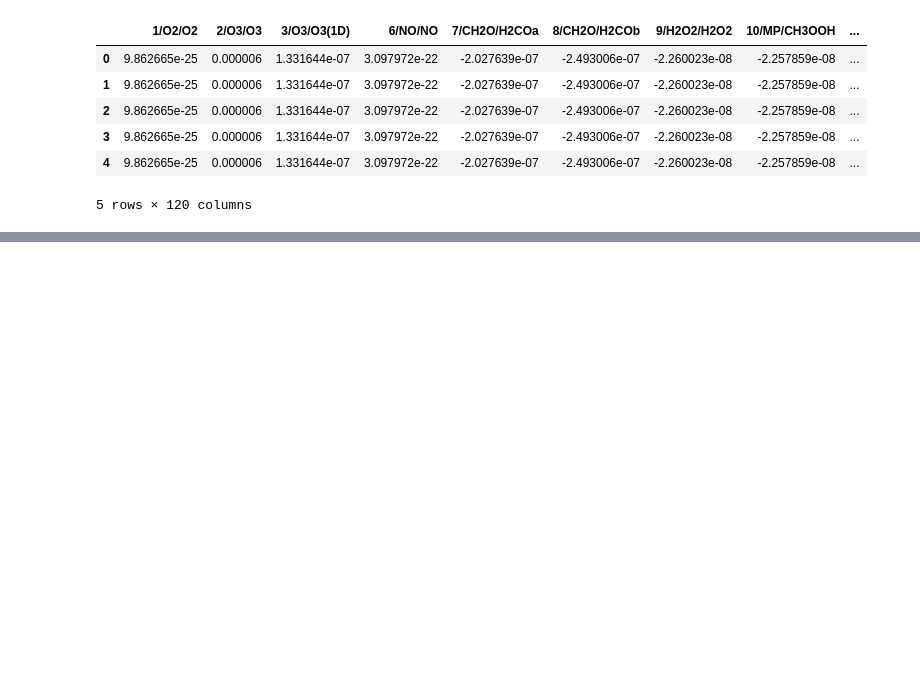
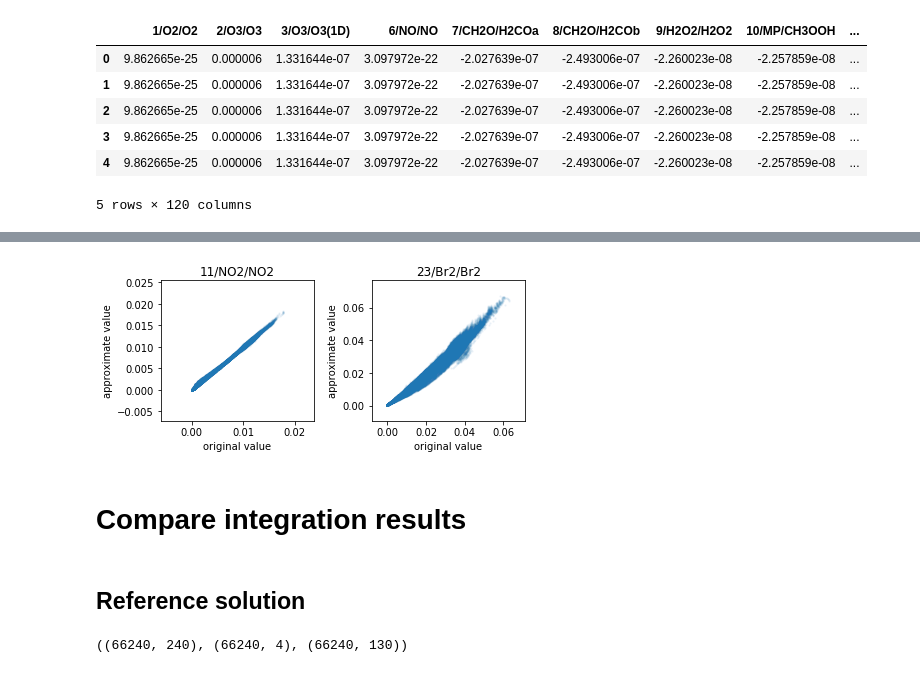
Before and after one commit to JiaweiZhuang/train_KPP, a Jupyter notebook: SVD_jvals.ipynb, the cells around one changed output, grey strips where cells are left out. Cells and saved outputs as stored; diff of their text form; code cells hidden in the pictures; blank space fills up the shorter version.

```diff
--- a/SVD_jvals.ipynb
+++ b/SVD_jvals.ipynb
@@ -11,0 +27,3 @@ from sklearn.metrics import mean_squared_error, r2_score
+# %%
+ds_sub = ds.isel(lev=slice(0, 20)).stack(sample=('lev', 'lat', 'lon')).transpose()
+ds_sub
@@ -11,0 +46,3 @@ from sklearn.metrics import mean_squared_error, r2_score
+# %%
+df_jval_all = pd.DataFrame(ds_sub['PHOTOL'].values, columns=jval_names)
+df_jval_all.describe()
@@ -11,0 +60,3 @@ from sklearn.metrics import mean_squared_error, r2_score
+# %%
+df_jval = df_jval_all.iloc[:,used_jvals]
+df_jval.shape
@@ -139,0 +222,26 @@ Wall time: 21.7 s
+# %%
+def compare_jval(var):
+    plt.scatter(df_jval[var], df_recover[var], alpha=0.05, s=2)
+    plt.title(var)
+    plt.xlabel('original value')
+    plt.ylabel('approximate value')
+# %%
+plt.figure(figsize=[6, 5])
+plt.subplot(221); compare_jval('11/NO2/NO2')
+plt.subplot(222); compare_jval('23/Br2/Br2')
+plt.tight_layout()
+plt.savefig('approx_jvals.png', dpi=200)
+# %% [output]
+[figure, added]
+# %% [markdown]
+# Compare integration results
+# %% [markdown]
+## Reference solution
+# %%
+ref_c_before = ds_sub['C_before'].values
+ref_phy = ds_sub['PHY'].values
+ref_photol = ds_sub['PHOTOL'].values
+
+ref_c_before.shape, ref_phy.shape, ref_photol.shape
+# %% [output]
+((66240, 240), (66240, 4), (66240, 130))
```
Also changed, not shown: parts of 32 cells of this notebook.
